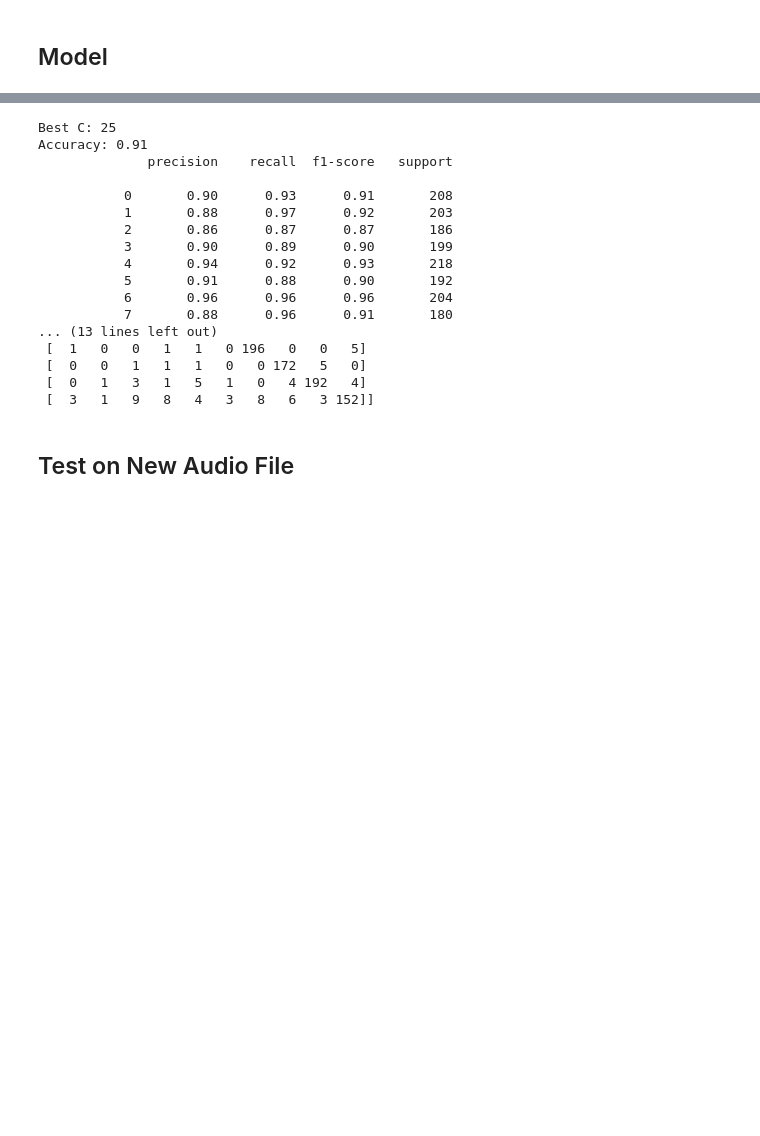
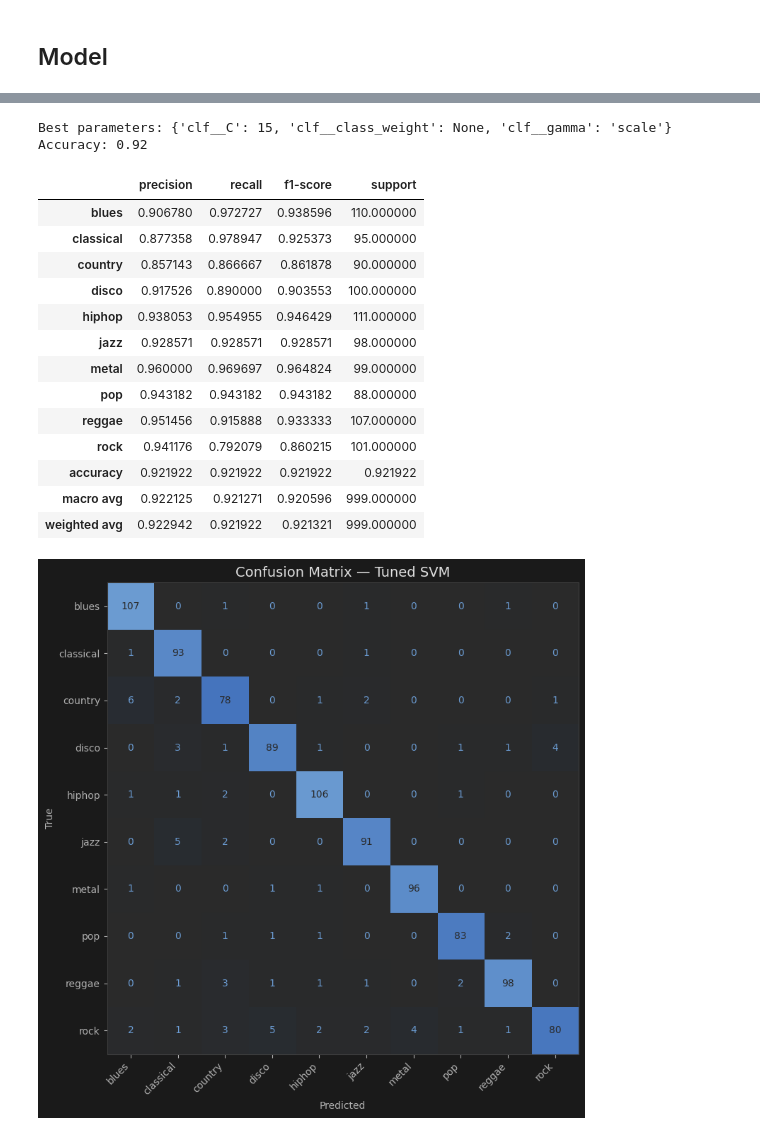
Before and after one commit to karthikiyerrrr/KBI-Capstone-Project, a Jupyter notebook: capstone_project.ipynb, the cells around one changed output, grey strips where cells are left out. Cells and saved outputs as stored; diff of their text form; code cells hidden in the pictures; blank space fills up the shorter version.

```diff
--- a/capstone_project.ipynb
+++ b/capstone_project.ipynb
@@ -116,12 +359,13 @@ Accuracy: 0.93
 # %%
 svc_pipe = Pipeline([
     ('scaler', StandardScaler()),
-    ('pca', PCA(n_components=0.95)),
-    ('svc', SVC(kernel='rbf'))
+    ('clf', SVC(kernel='rbf'))
 ])
 
 svc_param_grid = {
-    'svc__C': [10, 15, 25],
+    'clf__C': [1, 10, 15, 50, 100],
+    'clf__gamma': ['scale', 'auto'],
+    'clf__class_weight': [None, 'balanced']
 }
 
 svc_grid = GridSearchCV(svc_pipe, svc_param_grid, cv=5, refit=True, verbose=2)
@@ -151,27 +398,24 @@ GridSearchCV(cv=5,
 # %%
-print(f'Best C: {svc_grid.best_params_['svc__C']}')
-print(f'Accuracy: {svc_grid.score(X_test, y_test):.2f}')
+print(f'Best parameters: {svc_grid.best_params_}')
+print(f'Accuracy: {svc_grid.score(X_val, y_val):.2f}')
 
-svc_pred = svc_grid.predict(X_test)
-print(classification_report(y_test, svc_pred))
-print(confusion_matrix(y_test, svc_pred))
+svc_pred = svc_grid.predict(X_val)
+styled_stats(y_val, svc_pred, le, title='Tuned SVM')
 # %% [output]
-Best C: 25
-Accuracy: 0.91
-              precision    recall  f1-score   support
-
-           0       0.90      0.93      0.91       208
-           1       0.88      0.97      0.92       203
-           2       0.86      0.87      0.87       186
-           3       0.90      0.89      0.90       199
-           4       0.94      0.92      0.93       218
-           5       0.91      0.88      0.90       192
-           6       0.96      0.96      0.96       204
-           7       0.88      0.96      0.91       180
-... (13 lines left out)
- [  1   0   0   1   1   0 196   0   0   5]
- [  0   0   1   1   1   0   0 172   5   0]
- [  0   1   3   1   5   1   0   4 192   4]
- [  3   1   9   8   4   3   8   6   3 152]]
+Best parameters: {'clf__C': 15, 'clf__class_weight': None, 'clf__gamma': 'scale'}
+Accuracy: 0.92
+|  | precision | recall | f1-score | support |
+| blues | 0.906780 | 0.972727 | 0.938596 | 110.000000 |
+| classical | 0.877358 | 0.978947 | 0.925373 | 95.000000 |
+| country | 0.857143 | 0.866667 | 0.861878 | 90.000000 |
+| disco | 0.917526 | 0.890000 | 0.903553 | 100.000000 |
+| hiphop | 0.938053 | 0.954955 | 0.946429 | 111.000000 |
+| jazz | 0.928571 | 0.928571 | 0.928571 | 98.000000 |
+| metal | 0.960000 | 0.969697 | 0.964824 | 99.000000 |
+| pop | 0.943182 | 0.943182 | 0.943182 | 88.000000 |
+| reggae | 0.951456 | 0.915888 | 0.933333 | 107.000000 |
+| rock | 0.941176 | 0.792079 | 0.860215 | 101.000000 |
+| accuracy | 0.921922 | 0.921922 | 0.921922 | 0.921922 |
+| macro avg | 0.922125 | 0.921271 | 0.920596 | 999.000000 |
+| weighted avg | 0.922942 | 0.921922 | 0.921321 | 999.000000 |
+[figure, added]
-# %% [markdown]
-## Test on New Audio File
```
Also changed, not shown: parts of 30 cells of this notebook, 26 other files.
